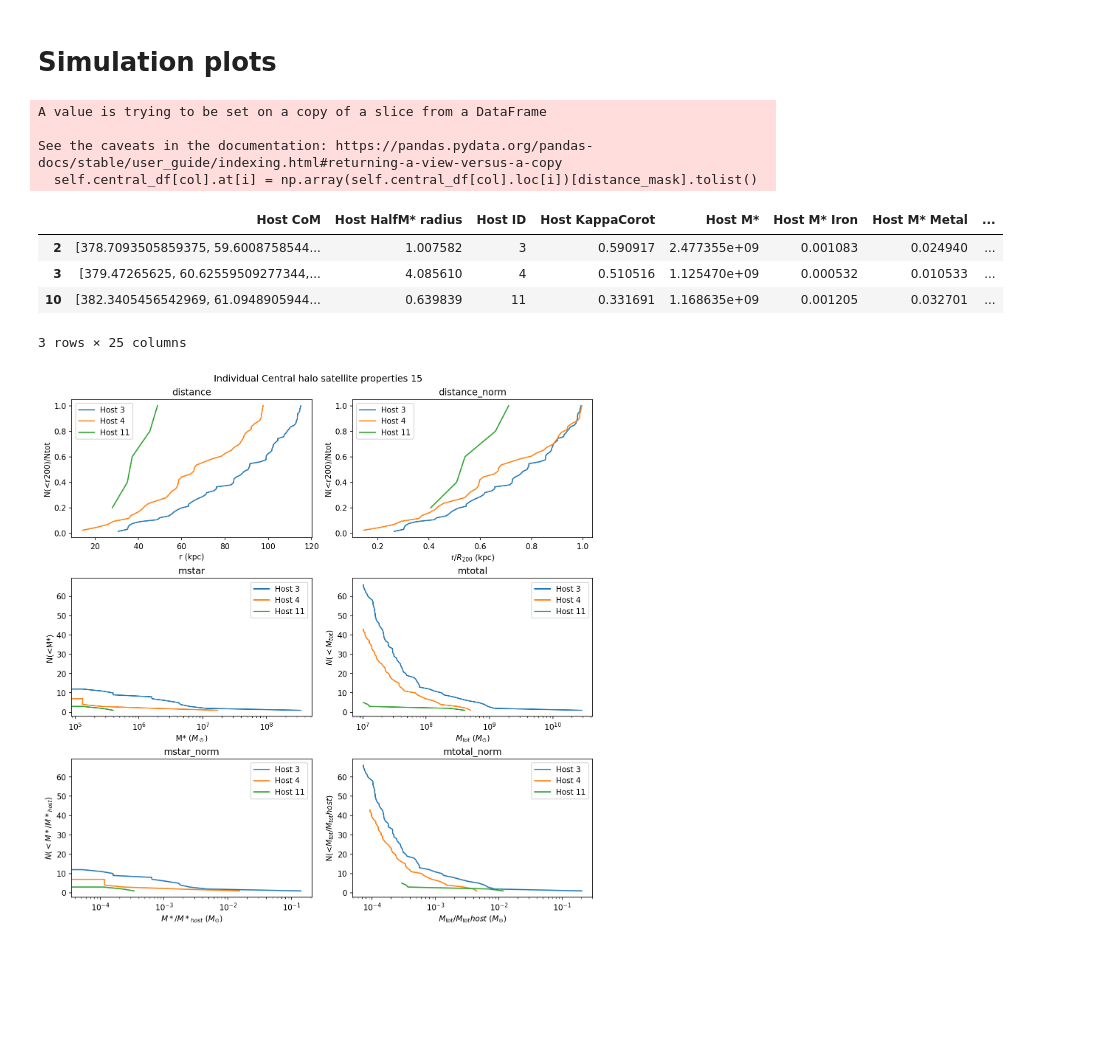
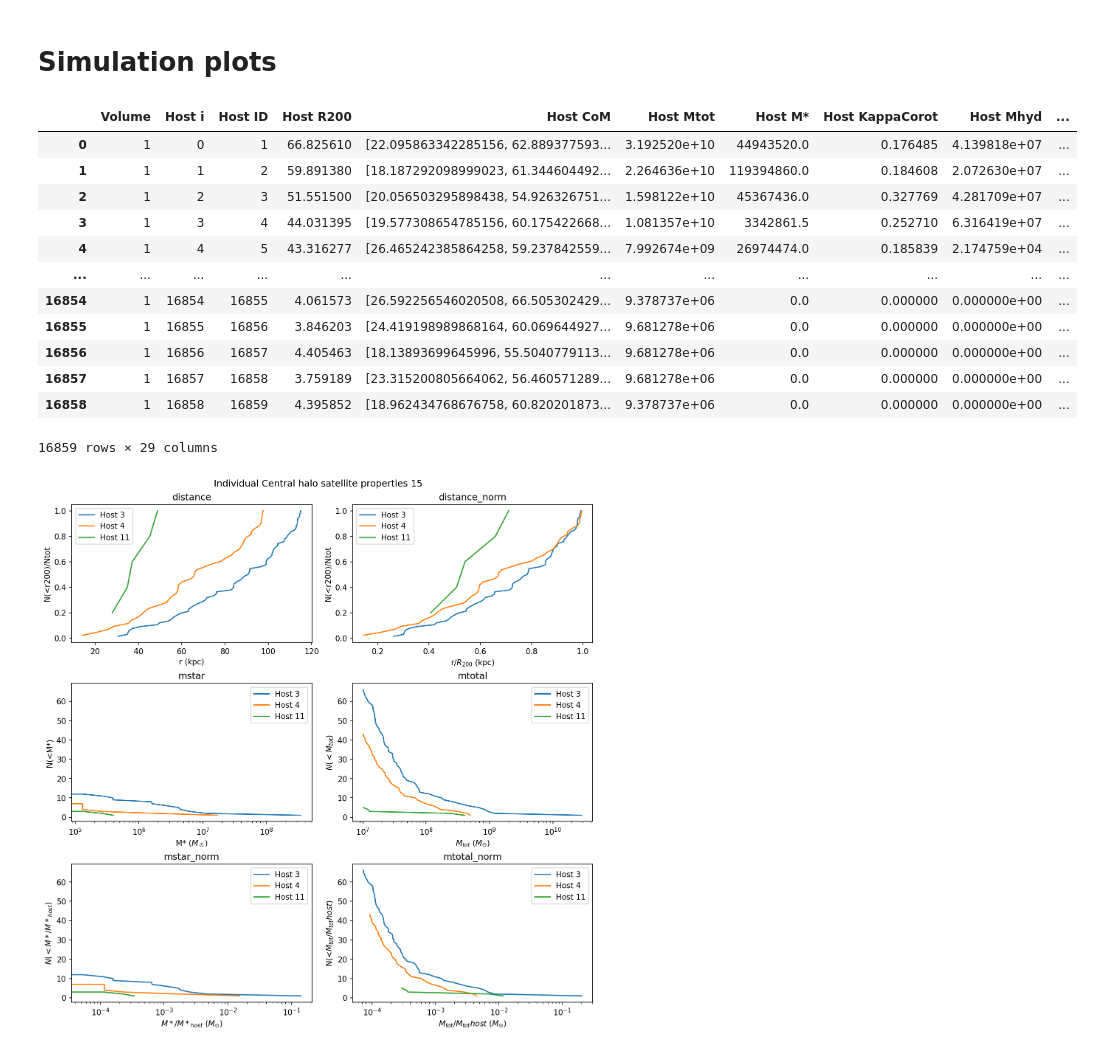
Before and after one commit to PK0207/scripts_by_me, a Jupyter notebook: cosmo_simulations/sim_rework.ipynb, the cells around one changed output. Cells and saved outputs as stored; diff of their text form; code cells hidden in the pictures; blank space fills up the shorter version.

Commit message:
updated old dataframes

```diff
--- a/cosmo_simulations/sim_rework.ipynb
+++ b/cosmo_simulations/sim_rework.ipynb
@@ -596,18 +596,21 @@ for v in vols:
 # %%
 csv_file = 'data/volume_number_15.csv'
 vol15_plotsim = SimToolsPlotting(csv_file)
 vol15_df = vol15_plotsim.getCentralHalos()
-vol15_df
 # %% [output]
+|  | Volume | Host i | Host ID | Host R200 | Host CoM | Host Mtot | Host M* | Host KappaCorot | Host Mhyd | ... |
+| 0 | 1 | 0 | 1 | 66.825610 | [22.095863342285156, 62.889377593... | 3.192520e+10 | 44943520.0 | 0.176485 | 4.139818e+07 | ... |
+| 1 | 1 | 1 | 2 | 59.891380 | [18.187292098999023, 61.344604492... | 2.264636e+10 | 119394860.0 | 0.184608 | 2.072630e+07 | ... |
+| 2 | 1 | 2 | 3 | 51.551500 | [20.056503295898438, 54.926326751... | 1.598122e+10 | 45367436.0 | 0.327769 | 4.281709e+07 | ... |
+| 3 | 1 | 3 | 4 | 44.031395 | [19.577308654785156, 60.175422668... | 1.081357e+10 | 3342861.5 | 0.252710 | 6.316419e+07 | ... |
+| 4 | 1 | 4 | 5 | 43.316277 | [26.465242385864258, 59.237842559... | 7.992674e+09 | 26974474.0 | 0.185839 | 2.174759e+04 | ... |
+| ... | ... | ... | ... | ... | ... | ... | ... | ... | ... | ... |
+| 16854 | 1 | 16854 | 16855 | 4.061573 | [26.592256546020508, 66.505302429... | 9.378737e+06 | 0.0 | 0.000000 | 0.000000e+00 | ... |
+| 16855 | 1 | 16855 | 16856 | 3.846203 | [24.419198989868164, 60.069644927... | 9.681278e+06 | 0.0 | 0.000000 | 0.000000e+00 | ... |
+| 16856 | 1 | 16856 | 16857 | 4.405463 | [18.13893699645996, 55.5040779113... | 9.681278e+06 | 0.0 | 0.000000 | 0.000000e+00 | ... |
+| 16857 | 1 | 16857 | 16858 | 3.759189 | [23.315200805664062, 56.460571289... | 9.681278e+06 | 0.0 | 0.000000 | 0.000000e+00 | ... |
+| 16858 | 1 | 16858 | 16859 | 4.395852 | [18.962434768676758, 60.820201873... | 9.378737e+06 | 0.0 | 0.000000 | 0.000000e+00 | ... |
-A value is trying to be set on a copy of a slice from a DataFrame
-
-See the caveats in the documentation: https://pandas.pydata.org/pandas-docs/stable/user_guide/indexing.html#returning-a-view-versus-a-copy
-  self.central_df[col].at[i] = np.array(self.central_df[col].loc[i])[distance_mask].tolist()
+16859 rows × 29 columns
-|  | Host CoM | Host HalfM* radius | Host ID | Host KappaCorot | Host M* | Host M* Iron | Host M* Metal | ... |
-| 2 | [378.7093505859375, 59.6008758544... | 1.007582 | 3 | 0.590917 | 2.477355e+09 | 0.001083 | 0.024940 | ... |
-| 3 | [379.47265625, 60.62559509277344,... | 4.085610 | 4 | 0.510516 | 1.125470e+09 | 0.000532 | 0.010533 | ... |
-| 10 | [382.3405456542969, 61.0948905944... | 0.639839 | 11 | 0.331691 | 1.168635e+09 | 0.001205 | 0.032701 | ... |
-3 rows × 25 columns
 # %%
 vol15_plotsim.number_plots(mstar_cut=True, mtot_cut=True)
 vol15_plotsim.avg_number_plots(mstar_cut=True, mtot_cut=True)
```
Also changed, not shown: parts of 1 cell of this notebook, 34 other files.
